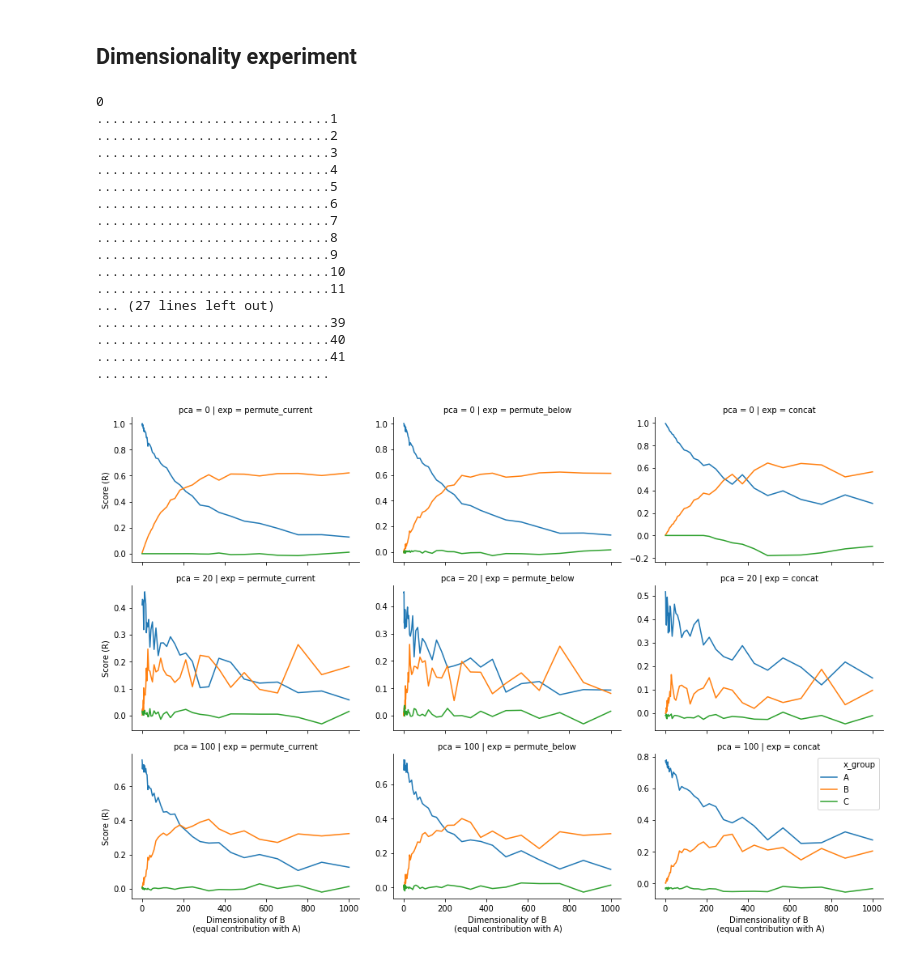
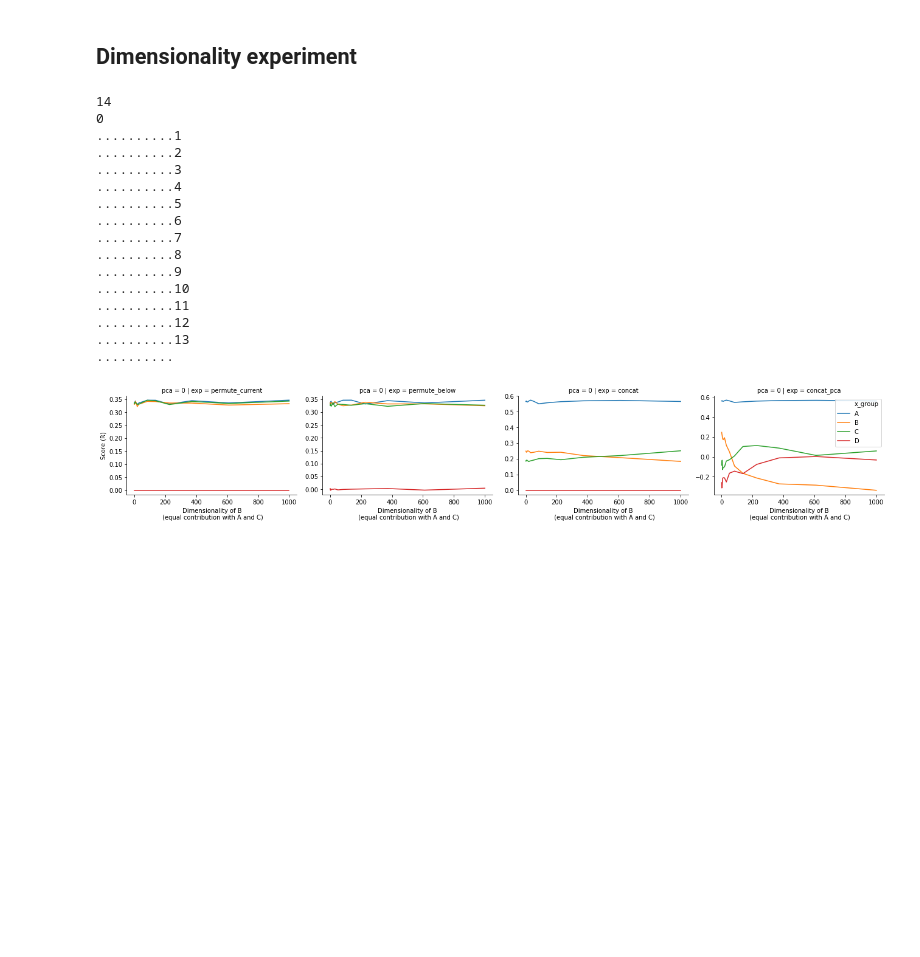
Before and after one commit to charlottecaucheteux/feature-specific-contribution, a Jupyter notebook: experiments.ipynb, the cells around one changed output. Cells and saved outputs as stored; diff of their text form; code cells hidden in the pictures; blank space fills up the shorter version.

```diff
--- a/experiments.ipynb
+++ b/experiments.ipynb
@@ -223 +379,4 @@ plt.show()
+# %%
+def uni_r_metric(y_pred, y_true):
+    return pearsonr(y_true, y_pred)[0]
 # %%
@@ -255,10 +395,0 @@ from sklearn.ensemble import RandomForestRegressor
-# %%
-# Compute scores
-score = np.zeros((len(experiments), len(pca_vals), n_levels, Y_poly.shape[1]))
-timer = np.zeros((len(experiments), len(pca_vals)))
-for i, exp in enumerate(experiments):
-    for j, pca in enumerate(pca_vals):
-        start = time.time()
-        score[i, j] = run_experiment(exp, X, Y_poly, hierarchy, n_repeats=50, scale=True, pca=pca,
-                                    model=RandomForestRegressor(max_depth=5))
-        timer[i, j] = time.time() - start
@@ -277,29 +406,35 @@ plt.show()
 # %% [markdown]
 ## Dimensionality experiment
 # %%
-n = 1000
-counts = [200, -1, 400]
+n = 5000
 
-A = np.random.rand(n, counts[0])
-C = np.random.rand(n, counts[2])
-noise = np.random.normal(0, 1, n)
+# Generate A, C, D
+counts = [50, 50, 50, 200]
+hierarchy = np.repeat(np.arange(len(counts)), counts)
+n_levels = len(np.unique(hierarchy))
+rng = np.random.RandomState(42)
+A = rng.rand(n, counts[0])
+C = rng.rand(n, counts[2])
+D = rng.rand(n, counts[3])
 
-dims = np.unique(np.logspace(0, 3).astype(int))
-
+dims = np.unique(np.logspace(0, 3, 15).astype(int))
+print(len(dims))
 score = np.zeros((len(experiments), len(pca_vals), n_levels, len(dims)))
 timer = np.zeros((len(experiments), len(pca_vals), len(dims)))
 
 for d, dim in enumerate(dims):
     print(d)
 
-    # Generate X
+    # Generate B
     counts[1] = dim
     hierarchy = np.repeat(np.arange(len(counts)), counts)
     B = np.random.rand(n, counts[1])
-    X = np.concatenate([A, B, C], axis=1)
+
+    # Generate X
+    X = np.concatenate([A, B, C, D], axis=1)
 
     # Generate Y
-    Y = A.sum(axis=1) + B.sum(axis=1)
+    Y = A[:, 0] + B[:, 0] + C[:, 0]
     Y = Y[:, None]
 
     # Compute score
@@ -310,32 +445,30 @@ for d, dim in enumerate(dims):
                                        )
             score[i, j, :, d] = r_multidim.mean(-1)
             timer[i, j, d] = time.time() - start
-timer = timer.mean(-1)
 # %% [output]
+14
 0
-..............................1
-..............................2
-..............................3
-..............................4
-..............................5
-..............................6
-..............................7
-..............................8
-..............................9
-..............................10
-..............................11
-... (27 lines left out)
-..............................39
-..............................40
-..............................41
-..............................
+..........1
+..........2
+..........3
+..........4
+..........5
+..........6
+..........7
+..........8
+..........9
+..........10
+..........11
+..........12
+..........13
+..........
 # %%
 df = build_summary_df(score, experiments, pca_vals, groups, dims, dim_label="B_dim")
 # %%
 g = sns.FacetGrid(df, col="exp", row="pca", aspect=1.5, sharey=False)
 g.map_dataframe(sns.lineplot, x="B_dim", y="score", hue="x_group")
-g.set_axis_labels("Dimensionality of B\n (equal contribution with A)", "Score (R)")
+g.set_axis_labels("Dimensionality of B\n (equal contribution with A and C)", "Score (R)")
 plt.legend()
 plt.show()
 # %% [output]
-[figure, old version]
+[figure, new version]
```
Also changed, not shown: parts of 26 cells of this notebook, 2 other files.
